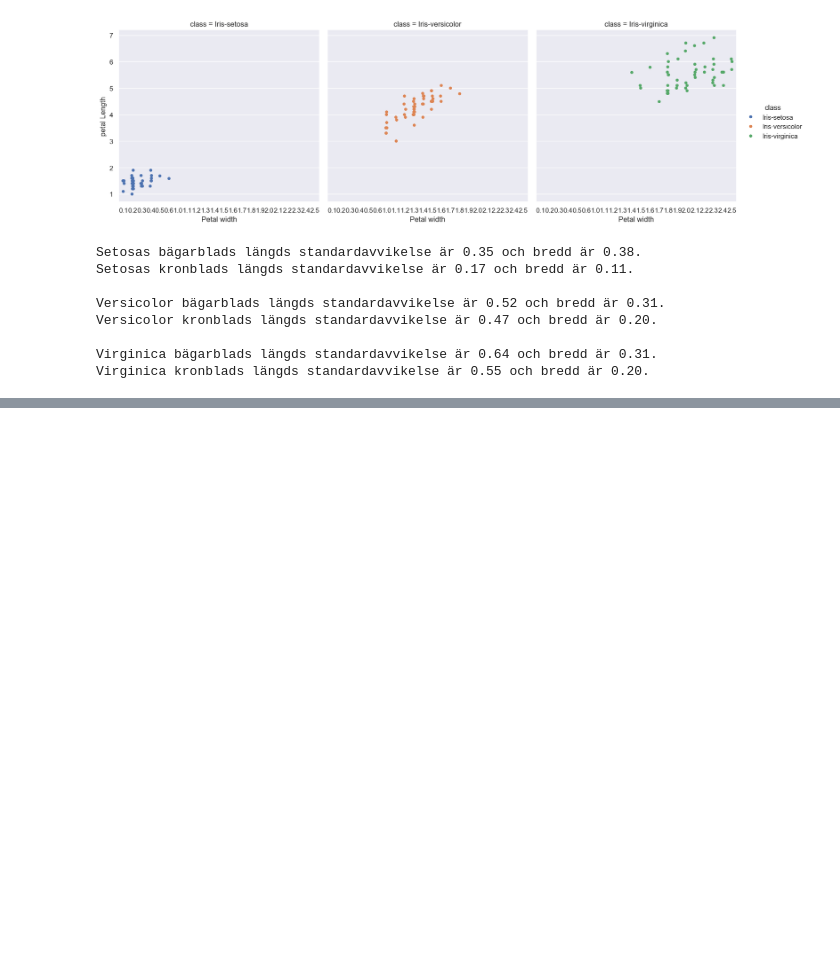
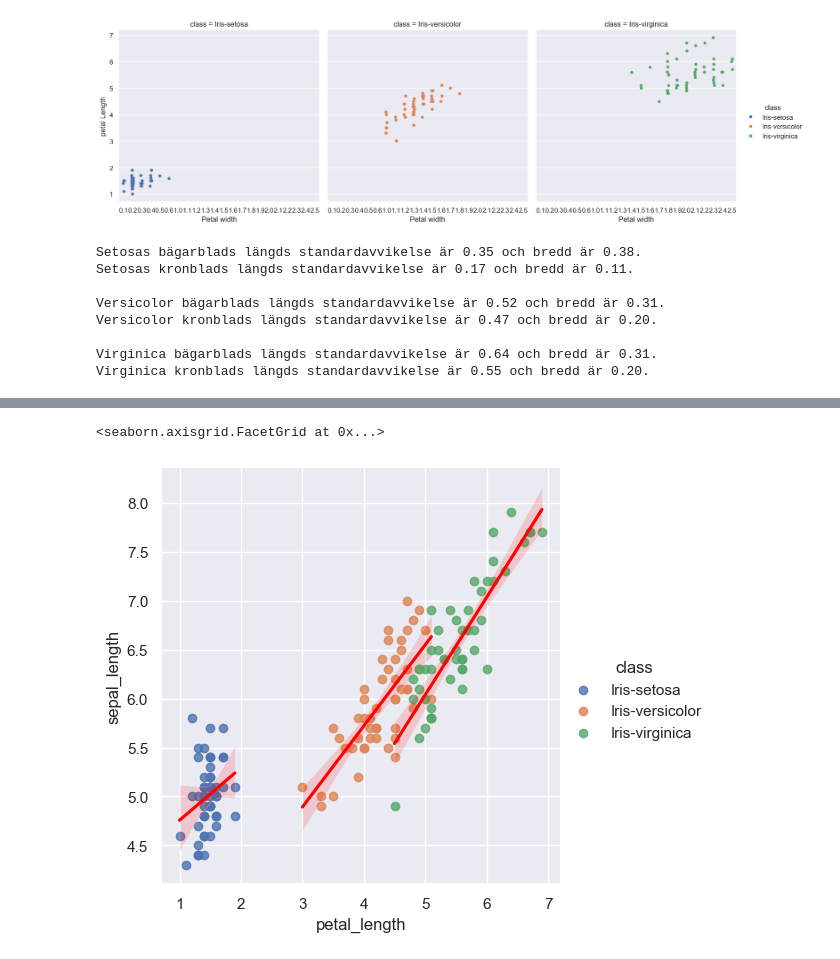
Before and after one commit to DeerBay/Statistics-Julia-Sjoholm, a Jupyter notebook: Lab/flower.ipynb, the cells around one changed output, grey strips where cells are left out. Saved outputs shown, nothing was run; the diff lists cells and outputs as text; code cells hidden in the pictures; blank space fills up the shorter version.

```diff
--- a/Lab/flower.ipynb
+++ b/Lab/flower.ipynb
@@ -176,0 +297,5 @@ Fail to reject the null hypothesis: There is no significant difference.
+# %%
+sns.lmplot(data=iris_data, x="petal_length", y="sepal_length", line_kws={'color': 'red'}, hue='class')
+# %% [output]
+<seaborn.axisgrid.FacetGrid at 0x...>
+[figure, added]
```
Also changed, not shown: parts of 17 cells of this notebook, 2 other files.
